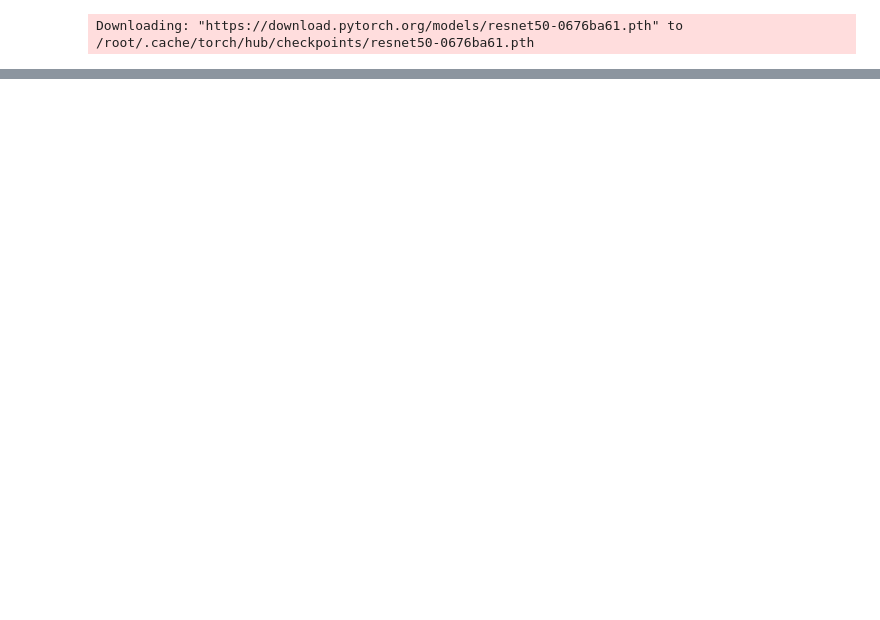
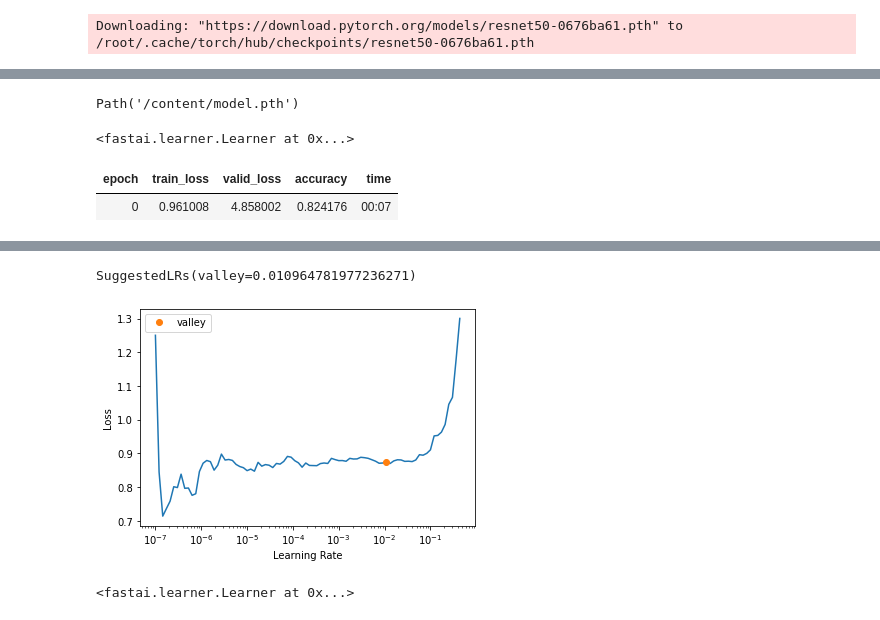
Before and after one commit to NimaZah/Cry, a Jupyter notebook: Infant_Cry.ipynb, the cells around one changed output, grey strips where cells are left out. Cells and saved outputs as stored; diff of their text form; code cells hidden in the pictures; blank space fills up the shorter version.

```diff
--- a/Infant_Cry.ipynb
+++ b/Infant_Cry.ipynb
@@ -212,0 +227,19 @@ print("time taken to fit the model: {}".format(t1-t0))
+# %%
+# save the model
+learn.save('/content/model')
+# %% [output]
+Path('/content/model.pth')
+# %%
+# load the model
+learn.load('/content/model')
+# %% [output]
+<fastai.learner.Learner at 0x...>
+# %%
+learn.unfreeze()
+learn.fit_one_cycle(1)
+# %% [output]
+| epoch | train_loss | valid_loss | accuracy | time |
+| 0 | 0.961008 | 4.858002 | 0.824176 | 00:07 |
+# %%
+learn.lr_find()
+# %% [output]
@@ -212,0 +247,7 @@ print("time taken to fit the model: {}".format(t1-t0))
+SuggestedLRs(valley=0.010964781977236271)
+[figure, added]
+# %%
+learn.unfreeze()
+learn.load('/content/model')
+# %% [output]
+<fastai.learner.Learner at 0x...>
```
Also changed, not shown: parts of 46 cells of this notebook.
